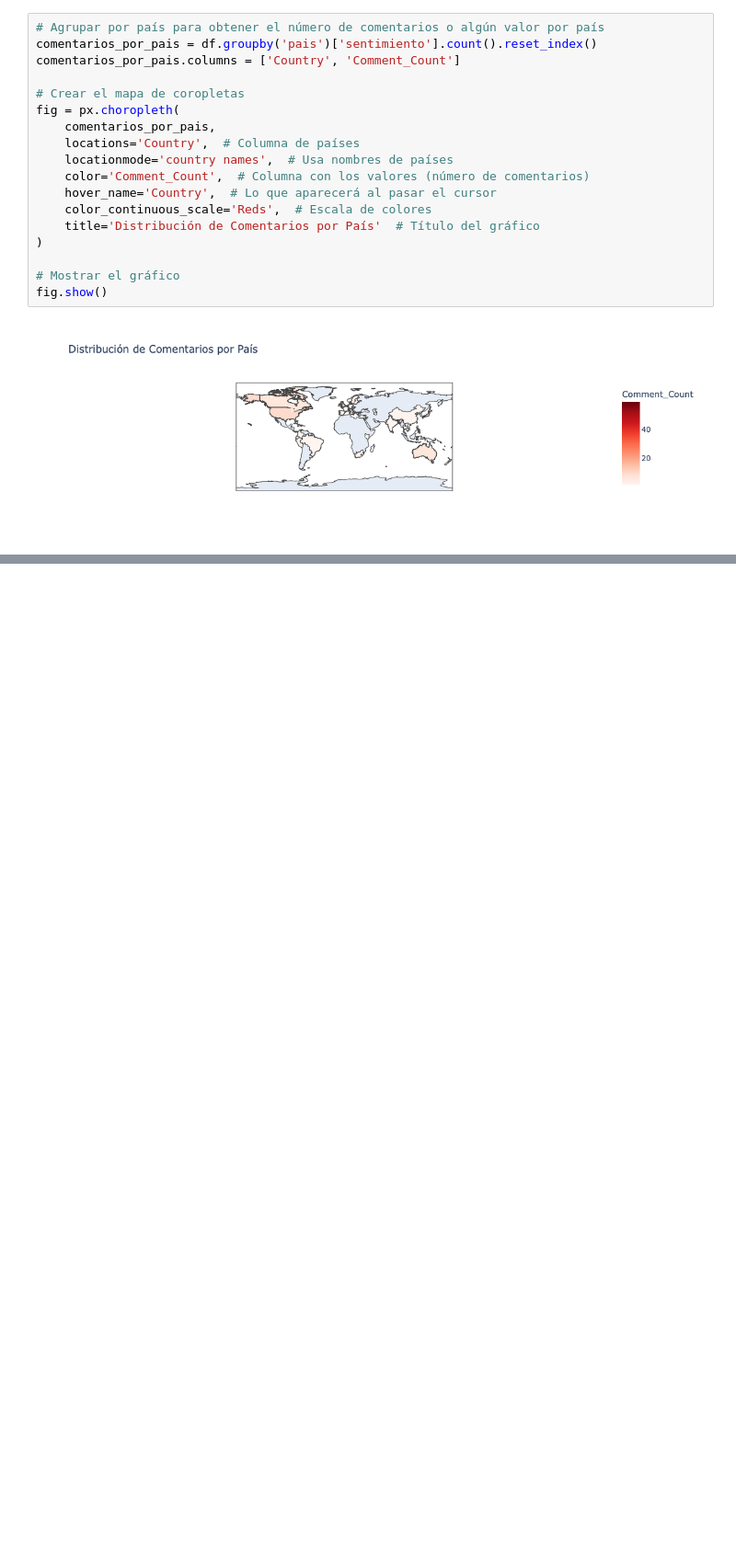
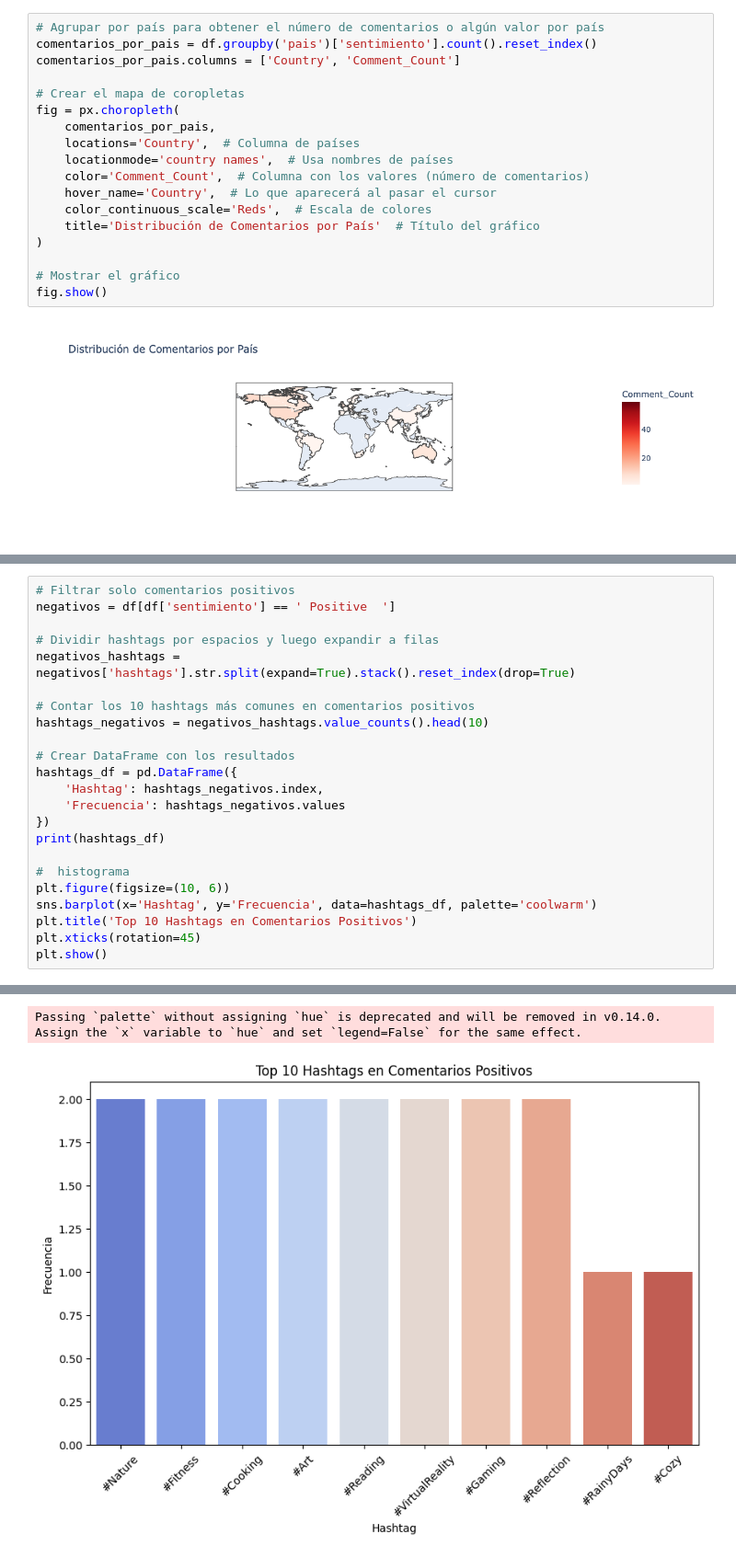
Before and after one commit to XimeBaez/proyecto-M3, a Jupyter notebook: codigo_proyecto_m3.ipynb, the cells around one changed output, grey strips where cells are left out. Shown at 92% size. Drawn from its saved outputs; the diff is of its cells as text; blank space fills up the shorter version.

```diff
--- a/codigo_proyecto_m3.ipynb
+++ b/codigo_proyecto_m3.ipynb
@@ -191,0 +263,24 @@ fig.show()
+# %%
+# Filtrar solo comentarios positivos
+negativos = df[df['sentimiento'] == ' Positive  ']
+
+# Dividir hashtags por espacios y luego expandir a filas
+negativos_hashtags = negativos['hashtags'].str.split(expand=True).stack().reset_index(drop=True)
+
+# Contar los 10 hashtags más comunes en comentarios positivos
+hashtags_negativos = negativos_hashtags.value_counts().head(10)
+
+# Crear DataFrame con los resultados
+hashtags_df = pd.DataFrame({
+    'Hashtag': hashtags_negativos.index,
+    'Frecuencia': hashtags_negativos.values
+})
+print(hashtags_df)
+
+#  histograma
+plt.figure(figsize=(10, 6))
+sns.barplot(x='Hashtag', y='Frecuencia', data=hashtags_df, palette='coolwarm')
+plt.title('Top 10 Hashtags en Comentarios Positivos')
+plt.xticks(rotation=45)
+plt.show()
+# %% [output]
@@ -191,0 +298,2 @@ fig.show()
+Passing `palette` without assigning `hue` is deprecated and will be removed in v0.14.0. Assign the `x` variable to `hue` and set `legend=False` for the same effect.
+[figure, added]
```
Also changed, not shown: parts of 13 cells of this notebook, 1 other file.
